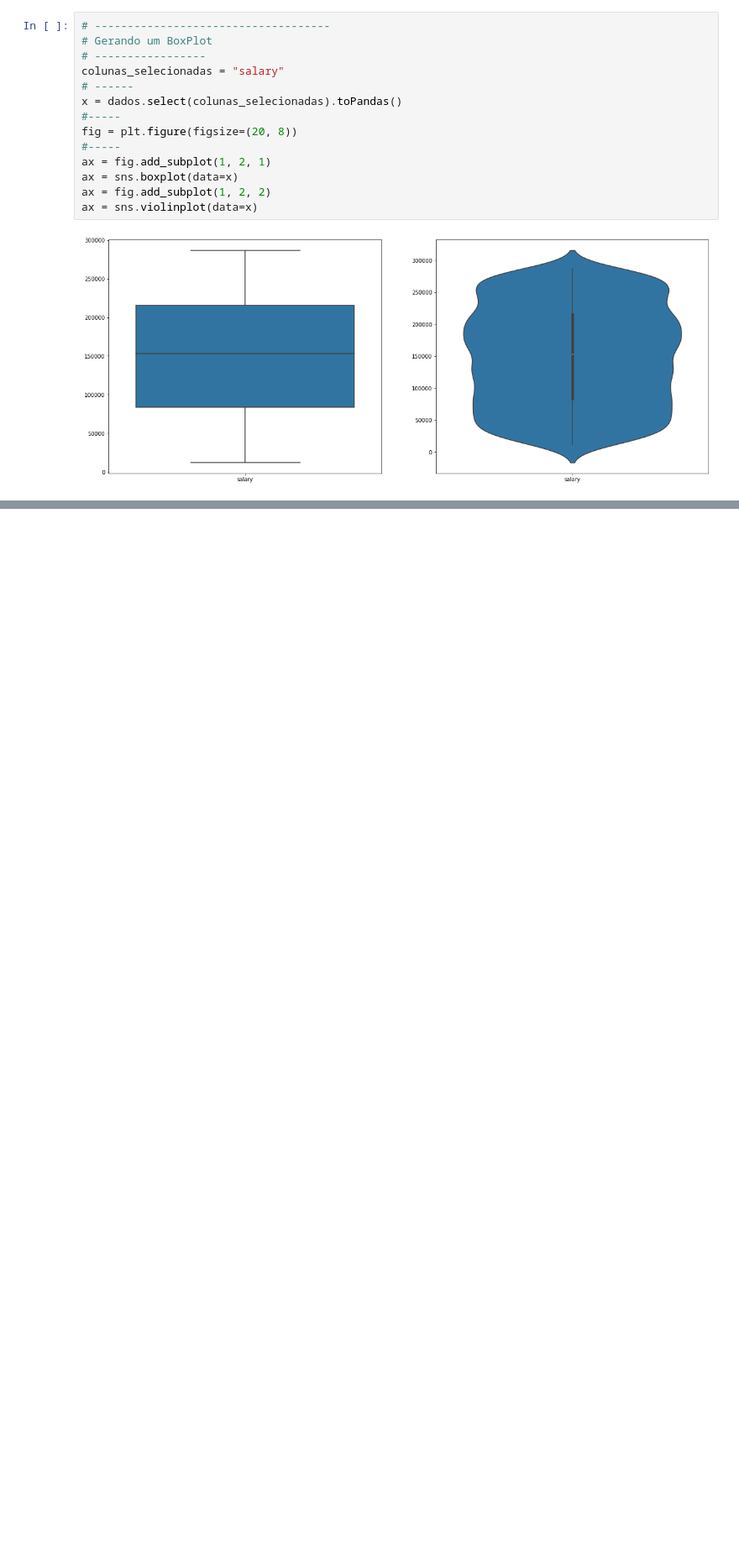
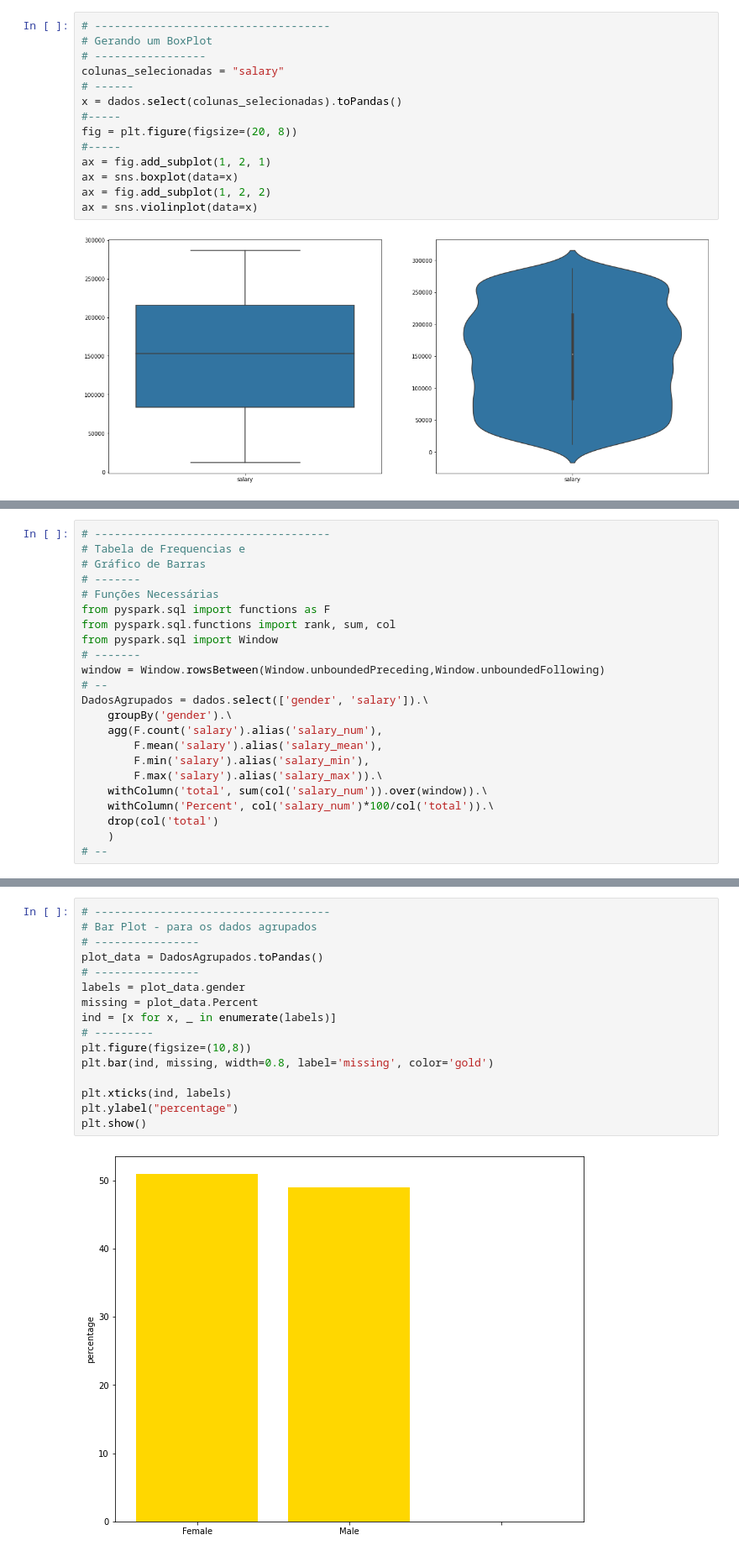
Before and after one commit to Jodavid/Estudos-com-Spark---pyhton-e-R, a Jupyter notebook: PySpark/Estudo com PySpark + Parquet.ipynb, the cells around one changed output, grey strips where cells are left out. Shown at 84% size. Cells and saved outputs as stored; diff of their text form; blank space fills up the shorter version.

```diff
--- a/PySpark/Estudo com PySpark + Parquet.ipynb
+++ b/PySpark/Estudo com PySpark + Parquet.ipynb
@@ -267,0 +271,23 @@ ax = sns.violinplot(data=x)
+# %%
+# ------------------------------------
+# Tabela de Frequencias e
+# Gráfico de Barras
+# -------
+# Funções Necessárias
+from pyspark.sql import functions as F
+from pyspark.sql.functions import rank, sum, col
+from pyspark.sql import Window
+# -------
+window = Window.rowsBetween(Window.unboundedPreceding,Window.unboundedFollowing)
+# --
+DadosAgrupados = dados.select(['gender', 'salary']).\
+    groupBy('gender').\
+    agg(F.count('salary').alias('salary_num'),
+        F.mean('salary').alias('salary_mean'),
+        F.min('salary').alias('salary_min'),
+        F.max('salary').alias('salary_max')).\
+    withColumn('total', sum(col('salary_num')).over(window)).\
+    withColumn('Percent', col('salary_num')*100/col('total')).\
+    drop(col('total')
+    )
+# --
@@ -267,0 +304,18 @@ ax = sns.violinplot(data=x)
+# %%
+# ------------------------------------
+# Bar Plot - para os dados agrupados
+# ----------------
+plot_data = DadosAgrupados.toPandas()
+# ----------------
+labels = plot_data.gender
+missing = plot_data.Percent
+ind = [x for x, _ in enumerate(labels)]
+# ---------
+plt.figure(figsize=(10,8))
+plt.bar(ind, missing, width=0.8, label='missing', color='gold')
+
+plt.xticks(ind, labels)
+plt.ylabel("percentage")
+plt.show()
+# %% [output]
+[figure, added]
```
Also changed, not shown: parts of 4 cells of this notebook, 18 other files.
